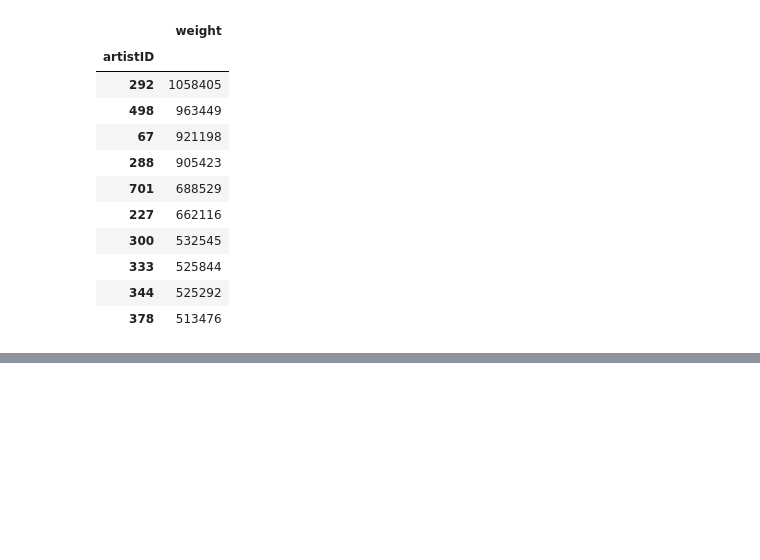
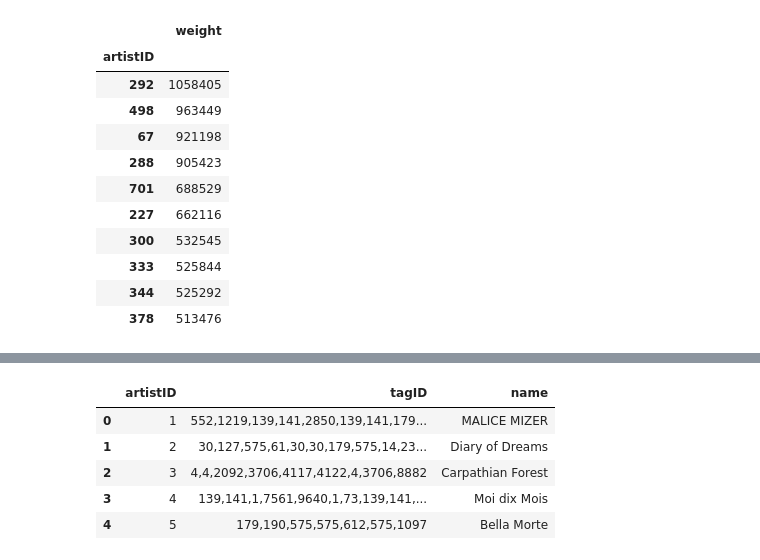
Before and after one commit to fercab24/SistemasDeRecomendacion, a Jupyter notebook: practico.ipynb, the cells around one changed output, grey strips where cells are left out. Cells and saved outputs as stored; diff of their text form; code cells hidden in the pictures; blank space fills up the shorter version.

```diff
--- a/practico.ipynb
+++ b/practico.ipynb
@@ -566,0 +624,4 @@ sum_listened_artist.head(10)
+# %%
+# Combine, diferent artist by its tag.
+artists_and_tags = content_df.groupby(['artistID'])['tagID'].apply(lambda x: ','.join(x.astype(str))).reset_index()
+artists_and_tags.head()
@@ -566,0 +646,11 @@ sum_listened_artist.head(10)
+# %%
+# Merging the artist name.
+artists_and_tags = artists_and_tags.merge(artist_data, how='left', on=['artistID']).drop(columns=['url', 'pictureURL'])
+artists_and_tags.head()
+# %% [output]
+|  | artistID | tagID | name |
+| 0 | 1 | 552,1219,139,141,2850,139,141,179... | MALICE MIZER |
+| 1 | 2 | 30,127,575,61,30,30,179,575,14,23... | Diary of Dreams |
+| 2 | 3 | 4,4,2092,3706,4117,4122,4,3706,8882 | Carpathian Forest |
+| 3 | 4 | 139,141,1,7561,9640,1,73,139,141,... | Moi dix Mois |
+| 4 | 5 | 179,190,575,575,612,575,1097 | Bella Morte |
```
Also changed, not shown: parts of 15 cells of this notebook, 1 other file.
